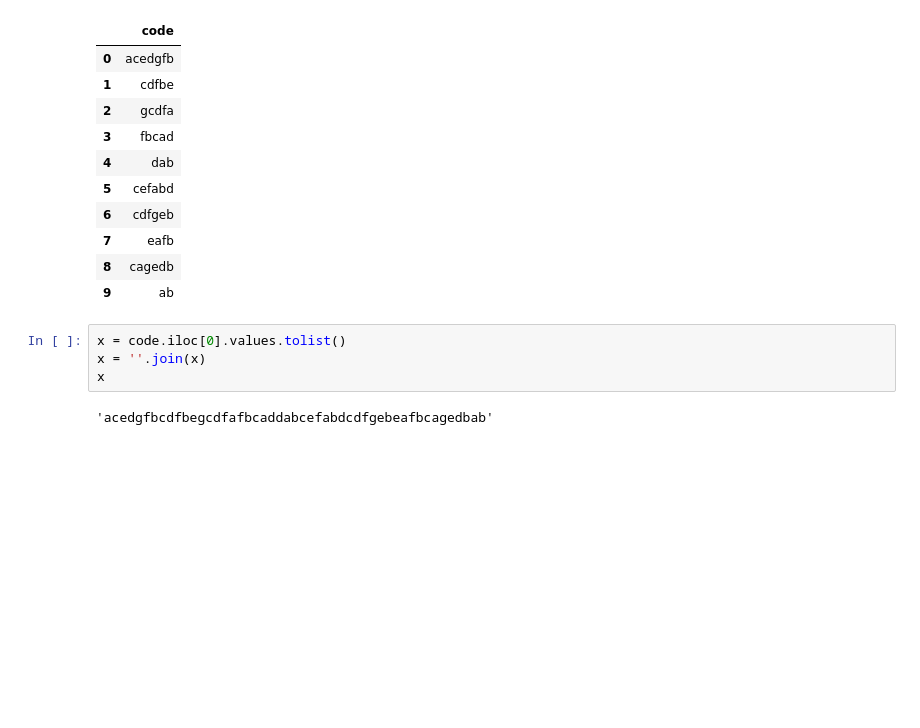
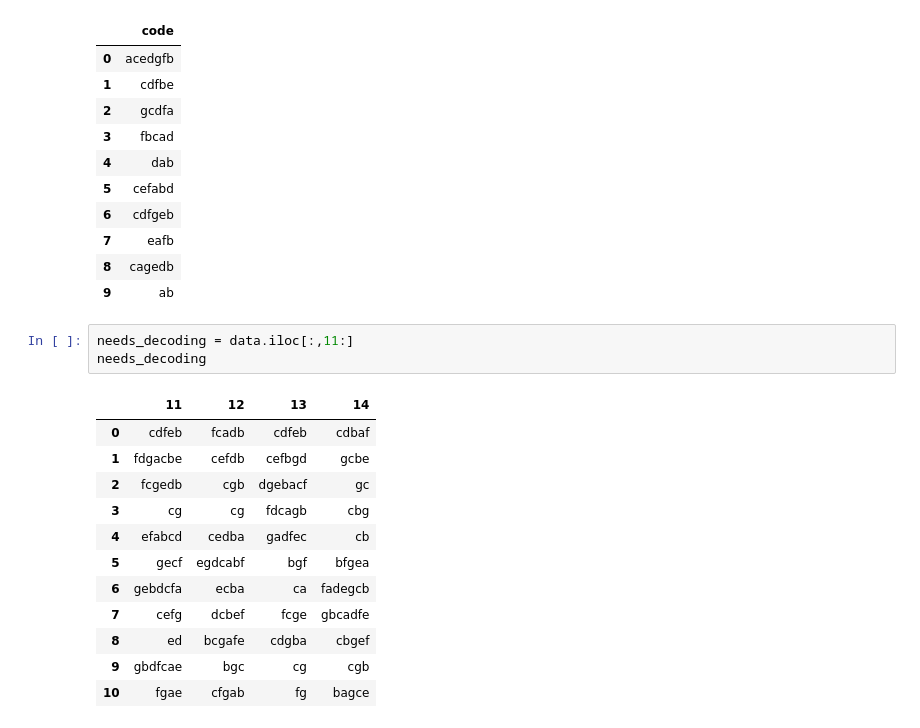
Before and after one commit to lloydhamilton/advent_of_code, a Jupyter notebook: day8.ipynb, the cells around one changed output. Saved outputs shown, nothing was run; the diff lists cells and outputs as text; blank space fills up the shorter version.

```diff
--- a/day8.ipynb
+++ b/day8.ipynb
@@ -165,12 +165,22 @@ pd.DataFrame(row.loc[:,'code'])
 | 7 | eafb |
 | 8 | cagedb |
 | 9 | ab |
-# %%
-x = code.iloc[0].values.tolist()
-x = ''.join(x)
-x
-# %% [output]
-'acedgfbcdfbegcdfafbcaddabcefabdcdfgebeafbcagedbab'
+# %%
+needs_decoding = data.iloc[:,11:]
+needs_decoding
+# %% [output]
+|  | 11 | 12 | 13 | 14 |
+| 0 | cdfeb | fcadb | cdfeb | cdbaf |
+| 1 | fdgacbe | cefdb | cefbgd | gcbe |
+| 2 | fcgedb | cgb | dgebacf | gc |
+| 3 | cg | cg | fdcagb | cbg |
+| 4 | efabcd | cedba | gadfec | cb |
+| 5 | gecf | egdcabf | bgf | bfgea |
+| 6 | gebdcfa | ecba | ca | fadegcb |
+| 7 | cefg | dcbef | fcge | gbcadfe |
+| 8 | ed | bcgafe | cdgba | cbgef |
+| 9 | gbdfcae | bgc | cg | cgb |
+| 10 | fgae | cfgab | fg | bagce |
 # %%
 import pandas as pd
 import numpy as np
```
Also changed, not shown: parts of 7 cells of this notebook.
